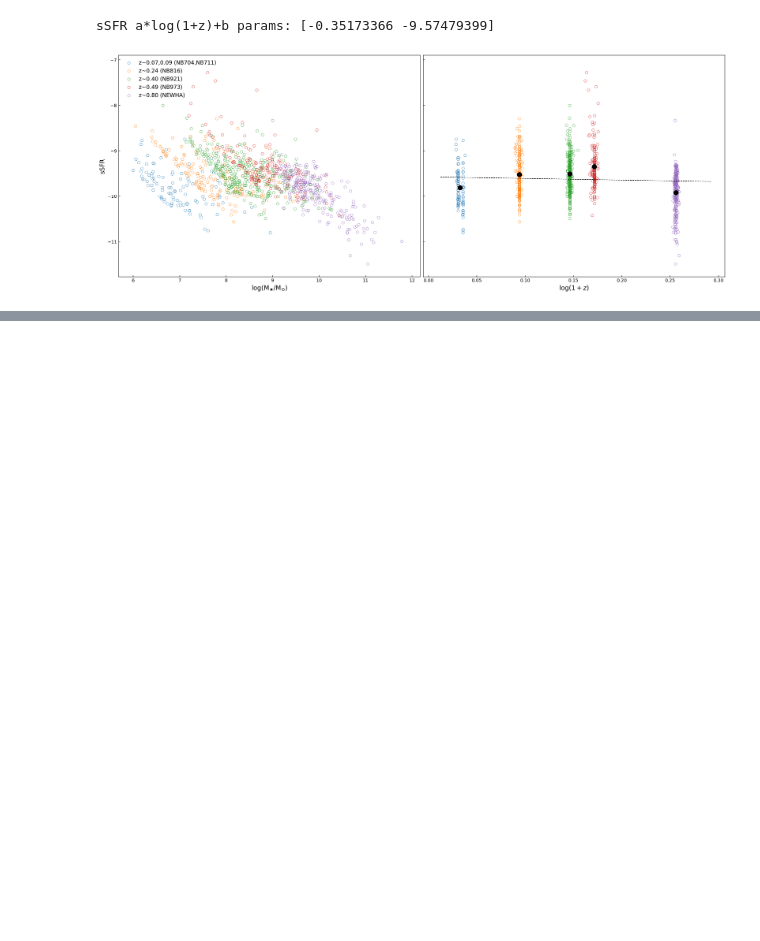
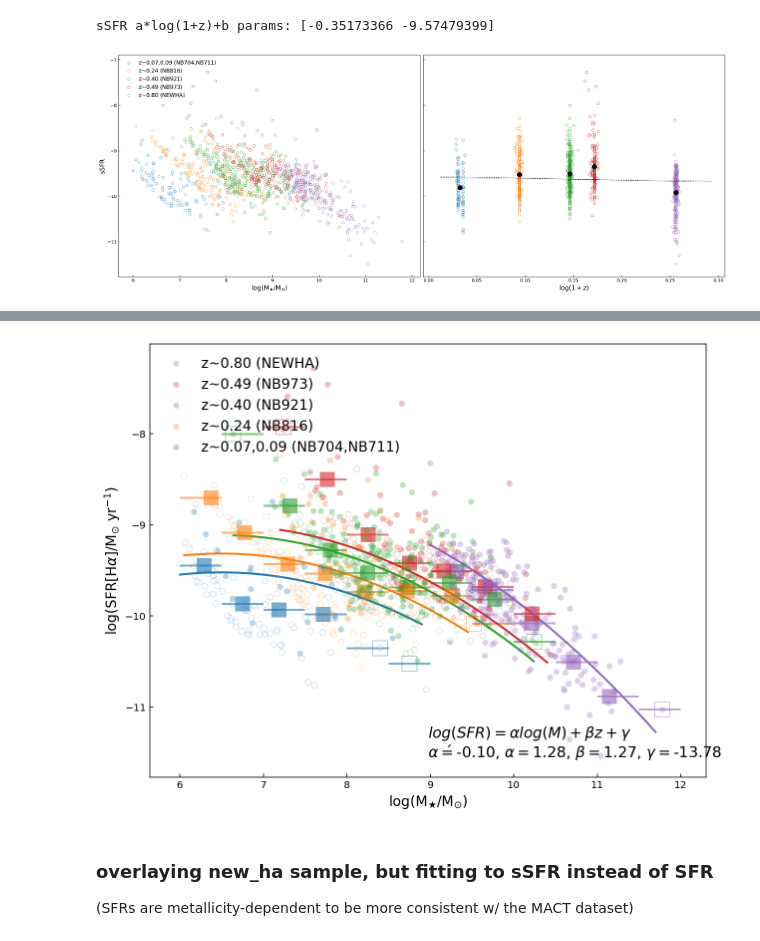
Before and after one commit to kaitshin/LowM_MainSequence, a Jupyter notebook: new_ha.ipynb, the cells around one changed output, grey strips where cells are left out. Cells and saved outputs as stored; diff of their text form; code cells hidden in the pictures; blank space fills up the shorter version.

```diff
--- a/new_ha.ipynb
+++ b/new_ha.ipynb
@@ -210,0 +235,18 @@ sSFR a*log(1+z)+b params: [-0.35173366 -9.57479399]
+# %%
+# second order fit
+import plot_nbia_mainseq
+reload(plot_nbia_mainseq)
+from plot_nbia_mainseq import plot_zdep_avg_sfrs, make_redshift_graph
+
+f, ax = plt.subplots()
+ssfrs_with_newha = sfrs_with_newha - mass_with_newha
+make_redshift_graph(f, ax, nh_z_arr, ssfrs_with_newha, mass_with_newha, zspec_with_newha,
+                    filts_with_newha, nh_good_sig_iis, nh_cwheel,
+                    ffarr=nh_ffarr, llarr=nh_llarr, fittype='second_order')
+f.set_size_inches(10,8)
+plt.show()
+# %% [output]
+[figure, added]
+# %% [markdown]
+### overlaying new_ha sample, but fitting to sSFR instead of SFR
+(SFRs are metallicity-dependent to be more consistent w/ the MACT dataset)
```
Also changed, not shown: parts of 11 cells of this notebook.
